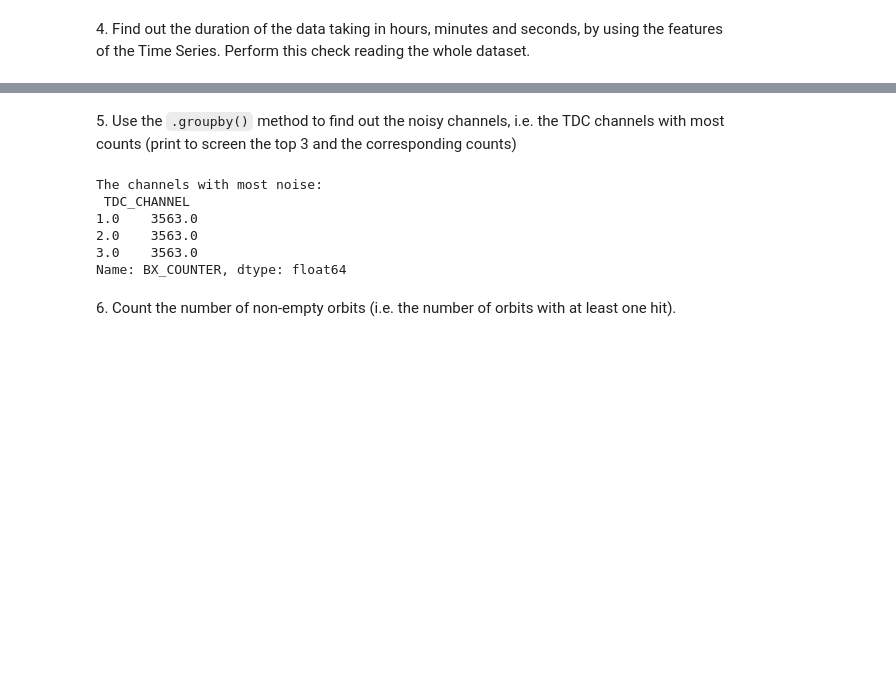
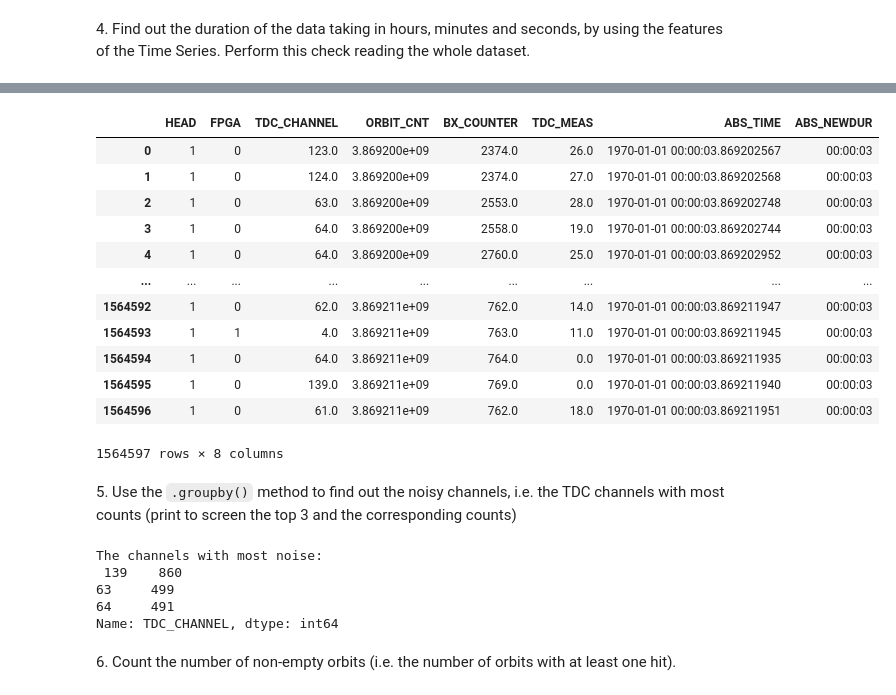
Before and after one commit to zucchett/ScientificComputingWithPython2022, a Jupyter notebook: 05ex_pandas.ipynb, the cells around one changed output, grey strips where cells are left out. Cells and saved outputs as stored; diff of their text form; code cells hidden in the pictures; blank space fills up the shorter version.

```diff
--- a/05ex_pandas.ipynb
+++ b/05ex_pandas.ipynb
@@ -90,6 +93,2 @@ df
 # %% [markdown]
 4\. Find out the duration of the data taking in hours, minutes and seconds, by using the features of the Time Series. Perform this check reading the whole dataset.
-# %%
- #duration= pd.to_datetime(df['ABS_TIME'], format='%H:%M:%S')
-df['ABS_DUR'] = df['ABS_TIME'].dt.time
-df
@@ -110,17 +95,31 @@ df
+# %%
+df['ABS_NEWDUR'] = df['ABS_TIME'].dt.strftime('%H:%M:%S')
+df
+# %% [output]
+|  | HEAD | FPGA | TDC_CHANNEL | ORBIT_CNT | BX_COUNTER | TDC_MEAS | ABS_TIME | ABS_NEWDUR |
+| 0 | 1 | 0 | 123.0 | 3.869200e+09 | 2374.0 | 26.0 | 1970-01-01 00:00:03.869202567 | 00:00:03 |
+| 1 | 1 | 0 | 124.0 | 3.869200e+09 | 2374.0 | 27.0 | 1970-01-01 00:00:03.869202568 | 00:00:03 |
+| 2 | 1 | 0 | 63.0 | 3.869200e+09 | 2553.0 | 28.0 | 1970-01-01 00:00:03.869202748 | 00:00:03 |
+| 3 | 1 | 0 | 64.0 | 3.869200e+09 | 2558.0 | 19.0 | 1970-01-01 00:00:03.869202744 | 00:00:03 |
+| 4 | 1 | 0 | 64.0 | 3.869200e+09 | 2760.0 | 25.0 | 1970-01-01 00:00:03.869202952 | 00:00:03 |
+| ... | ... | ... | ... | ... | ... | ... | ... | ... |
+| 1564592 | 1 | 0 | 62.0 | 3.869211e+09 | 762.0 | 14.0 | 1970-01-01 00:00:03.869211947 | 00:00:03 |
+| 1564593 | 1 | 1 | 4.0 | 3.869211e+09 | 763.0 | 11.0 | 1970-01-01 00:00:03.869211945 | 00:00:03 |
+| 1564594 | 1 | 0 | 64.0 | 3.869211e+09 | 764.0 | 0.0 | 1970-01-01 00:00:03.869211935 | 00:00:03 |
+| 1564595 | 1 | 0 | 139.0 | 3.869211e+09 | 769.0 | 0.0 | 1970-01-01 00:00:03.869211940 | 00:00:03 |
+| 1564596 | 1 | 0 | 61.0 | 3.869211e+09 | 762.0 | 18.0 | 1970-01-01 00:00:03.869211951 | 00:00:03 |
+1564597 rows × 8 columns
 # %% [markdown]
 5\. Use the `.groupby()` method to find out the noisy channels, i.e. the TDC channels with most counts (print to screen the top 3 and the corresponding counts)
-# %%
-#df.loc[df['TDC_CHANNEL'].idxmax()]#df.groupby(['TDC_CHANNEL','ORBIT_CNT'], as_index=False)['TDC_CHANNEL'].max()
-#df_sorted = df.sort_values('TDC_CHANNEL',ascending = True).groupby('ORBIT_CNT').head(3)
-channels = df.groupby(['TDC_CHANNEL'])['BX_COUNTER'].max() # TDC channels with most counts
-print("The channels with most noise:\n",channels.head(3))
-# %% [output]
-The channels with most noise:
- TDC_CHANNEL
-1.0    3563.0
-2.0    3563.0
-3.0    3563.0
-Name: BX_COUNTER, dtype: float64
+# %%
+noisy_channels=data['TDC_CHANNEL'].value_counts(ascending=False)
+print("The channels with most noise:\n",noisy_channels.head(3))
+# %% [output]
+The channels with most noise:
+ 139    860
+63     499
+64     491
+Name: TDC_CHANNEL, dtype: int64
 # %% [markdown]
 6\. Count the number of non-empty orbits (i.e. the number of orbits with at least one hit).
 # %%
```
Also changed, not shown: parts of 5 cells of this notebook.
